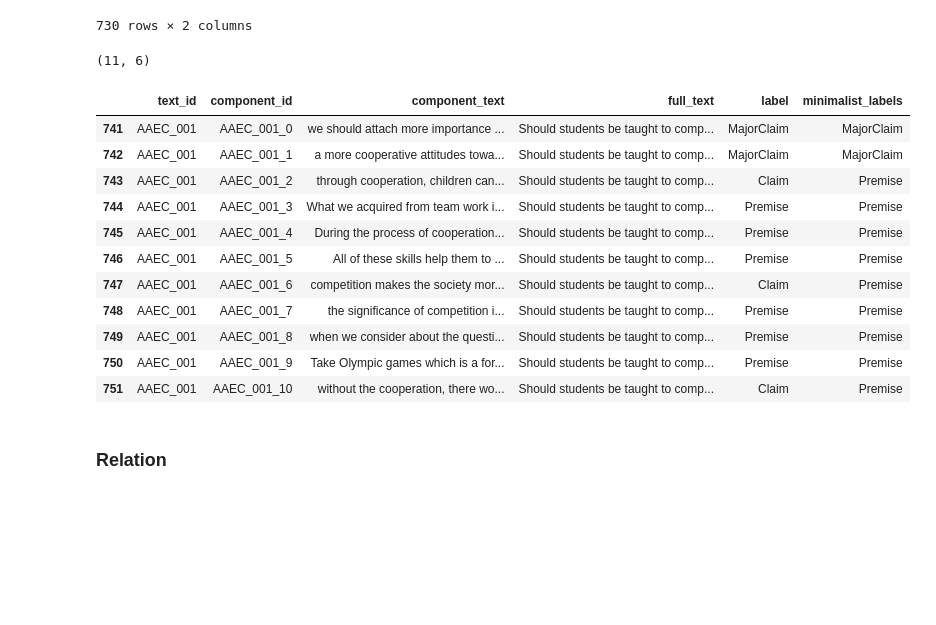
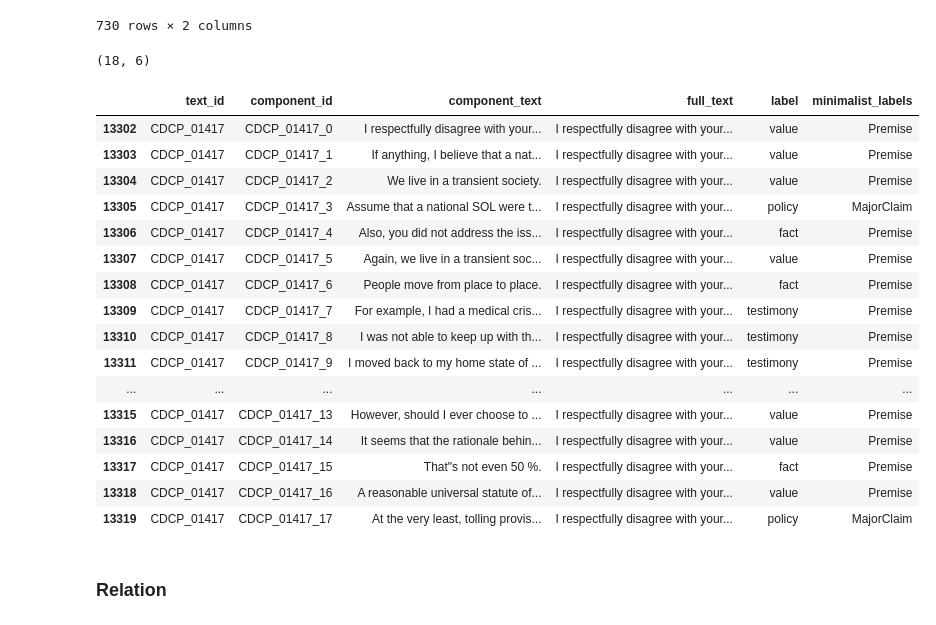
Before and after one commit to cfabianbarretop/argumentation-dataset, a Jupyter notebook: create_dataset_minimal_v5.ipynb, the cells around one changed output. Drawn from its saved outputs; the diff is of its cells as text; code cells hidden in the pictures; blank space fills up the shorter version.

```diff
--- a/create_dataset_minimal_v5.ipynb
+++ b/create_dataset_minimal_v5.ipynb
@@ -93,26 +93,31 @@ dfc_name_dataset_summary
 # %%
 # Obtener o revisar el nodo por text_id
 def get_nodes(text_id):
     dfc_filter = dfc[dfc[columna].str.contains(text_id, na=False)].copy()
     return dfc_filter
 
-dfc_filter = get_nodes("AAEC_001")
+dfc_filter = get_nodes("CDCP_01417")
 print(dfc_filter.shape)
 dfc_filter
 # %% [output]
-(11, 6)
+(18, 6)
 |  | text_id | component_id | component_text | full_text | label | minimalist_labels |
-| 741 | AAEC_001 | AAEC_001_0 | we should attach more importance ... | Should students be taught to comp... | MajorClaim | MajorClaim |
-| 742 | AAEC_001 | AAEC_001_1 | a more cooperative attitudes towa... | Should students be taught to comp... | MajorClaim | MajorClaim |
-| 743 | AAEC_001 | AAEC_001_2 | through cooperation, children can... | Should students be taught to comp... | Claim | Premise |
-| 744 | AAEC_001 | AAEC_001_3 | What we acquired from team work i... | Should students be taught to comp... | Premise | Premise |
-| 745 | AAEC_001 | AAEC_001_4 | During the process of cooperation... | Should students be taught to comp... | Premise | Premise |
-| 746 | AAEC_001 | AAEC_001_5 | All of these skills help them to ... | Should students be taught to comp... | Premise | Premise |
-| 747 | AAEC_001 | AAEC_001_6 | competition makes the society mor... | Should students be taught to comp... | Claim | Premise |
-| 748 | AAEC_001 | AAEC_001_7 | the significance of competition i... | Should students be taught to comp... | Premise | Premise |
-| 749 | AAEC_001 | AAEC_001_8 | when we consider about the questi... | Should students be taught to comp... | Premise | Premise |
-| 750 | AAEC_001 | AAEC_001_9 | Take Olympic games which is a for... | Should students be taught to comp... | Premise | Premise |
-| 751 | AAEC_001 | AAEC_001_10 | without the cooperation, there wo... | Should students be taught to comp... | Claim | Premise |
+| 13302 | CDCP_01417 | CDCP_01417_0 | I respectfully disagree with your... | I respectfully disagree with your... | value | Premise |
+| 13303 | CDCP_01417 | CDCP_01417_1 | If anything, I believe that a nat... | I respectfully disagree with your... | value | Premise |
+| 13304 | CDCP_01417 | CDCP_01417_2 | We live in a transient society. | I respectfully disagree with your... | value | Premise |
+| 13305 | CDCP_01417 | CDCP_01417_3 | Assume that a national SOL were t... | I respectfully disagree with your... | policy | MajorClaim |
+| 13306 | CDCP_01417 | CDCP_01417_4 | Also, you did not address the iss... | I respectfully disagree with your... | fact | Premise |
+| 13307 | CDCP_01417 | CDCP_01417_5 | Again, we live in a transient soc... | I respectfully disagree with your... | value | Premise |
+| 13308 | CDCP_01417 | CDCP_01417_6 | People move from place to place. | I respectfully disagree with your... | fact | Premise |
+| 13309 | CDCP_01417 | CDCP_01417_7 | For example, I had a medical cris... | I respectfully disagree with your... | testimony | Premise |
+| 13310 | CDCP_01417 | CDCP_01417_8 | I was not able to keep up with th... | I respectfully disagree with your... | testimony | Premise |
+| 13311 | CDCP_01417 | CDCP_01417_9 | I moved back to my home state of ... | I respectfully disagree with your... | testimony | Premise |
+| ... | ... | ... | ... | ... | ... | ... |
+| 13315 | CDCP_01417 | CDCP_01417_13 | However, should I ever choose to ... | I respectfully disagree with your... | value | Premise |
+| 13316 | CDCP_01417 | CDCP_01417_14 | It seems that the rationale behin... | I respectfully disagree with your... | value | Premise |
+| 13317 | CDCP_01417 | CDCP_01417_15 | That"s not even 50 %. | I respectfully disagree with your... | fact | Premise |
+| 13318 | CDCP_01417 | CDCP_01417_16 | A reasonable universal statute of... | I respectfully disagree with your... | value | Premise |
+| 13319 | CDCP_01417 | CDCP_01417_17 | At the very least, tolling provis... | I respectfully disagree with your... | policy | MajorClaim |
 # %% [markdown]
 ### Relation
 # %%
```
Also changed, not shown: parts of 8 cells of this notebook, 11 other files.
